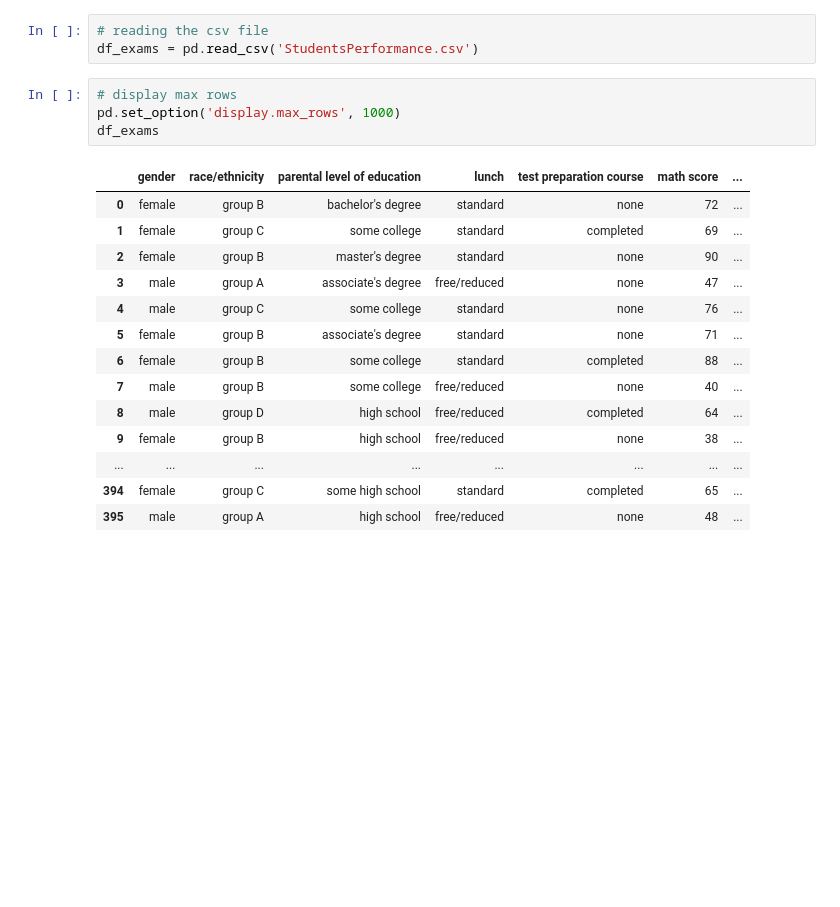
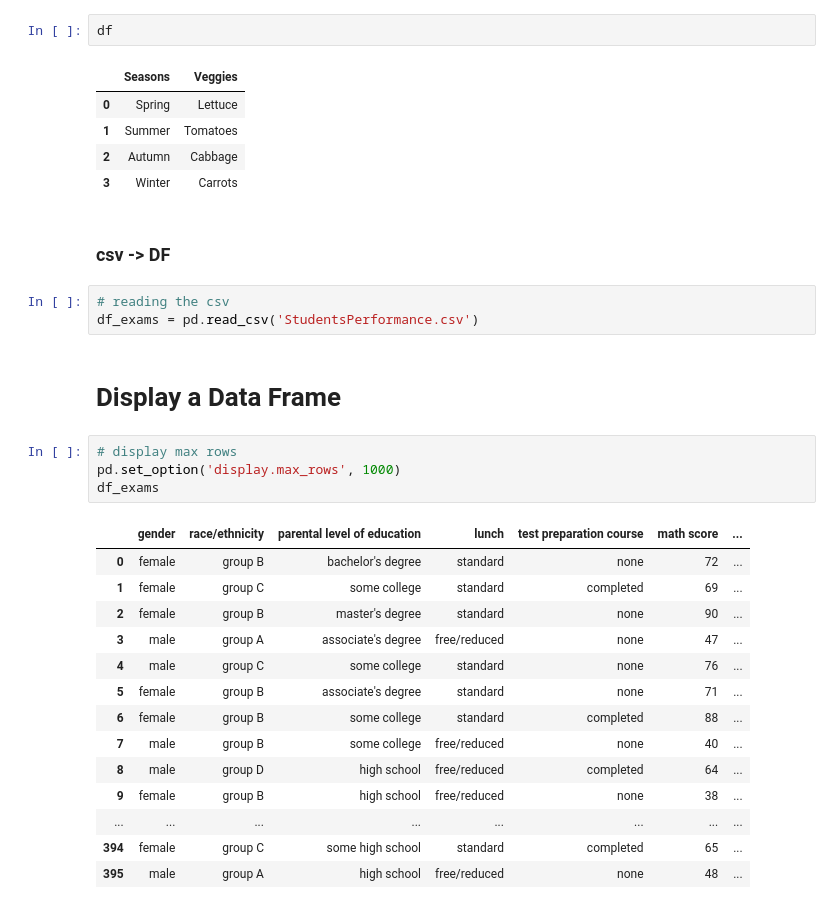
Before and after one commit to Dbarbanakov/Data-Science-with-Python, a Jupyter notebook: 01_pandas/01_creating_and_displaying_data_frames.ipynb, the cells around one changed output. Drawn from its saved outputs; the diff is of its cells as text; blank space fills up the shorter version.

```diff
--- a/01_pandas/02_displaying_data_frames.ipynb
+++ b/01_pandas/01_creating_and_displaying_data_frames.ipynb
@@ -3,6 +51,18 @@ import pandas as pd
+# %%
+df
+# %% [output]
+|  | Seasons | Veggies |
+| 0 | Spring | Lettuce |
+| 1 | Summer | Tomatoes |
+| 2 | Autumn | Cabbage |
+| 3 | Winter | Carrots |
+# %% [markdown]
+### csv -> DF
 # %%
-# reading the csv file
+# reading the csv
 df_exams = pd.read_csv('StudentsPerformance.csv')
+# %% [markdown]
+# Display a Data Frame
 # %%
 # display max rows
 pd.set_option('display.max_rows', 1000)
```
Also changed, not shown: parts of 16 cells of this notebook, 2 other files.
